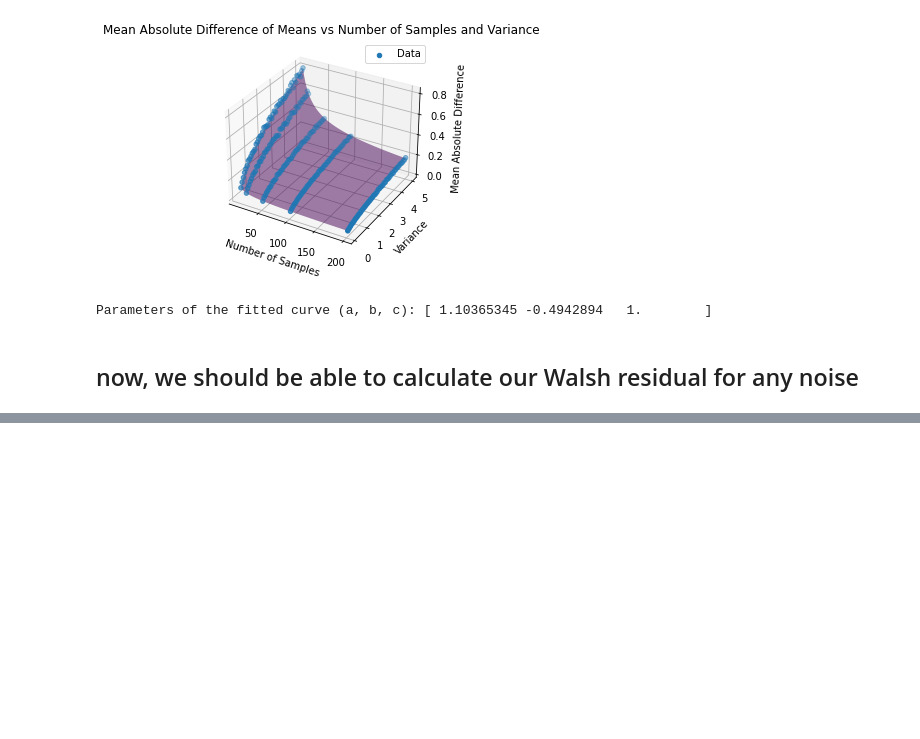
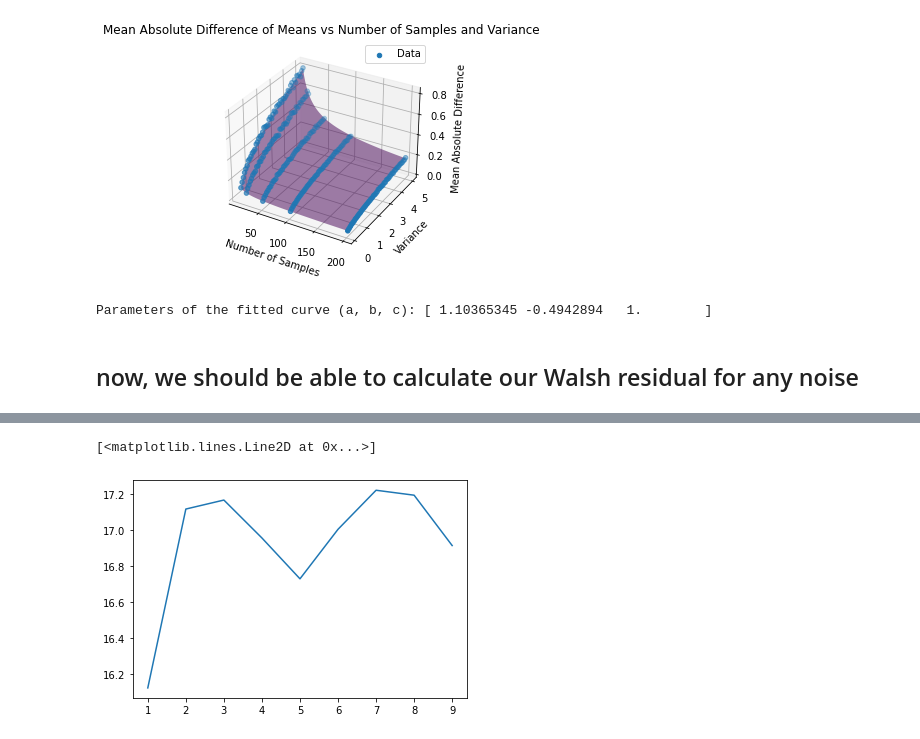
Before and after one commit to lmberkhout/walsh_sims, a Jupyter notebook: psdemo.ipynb, the cells around one changed output, grey strips where cells are left out. Cells and saved outputs as stored; diff of their text form; code cells hidden in the pictures; blank space fills up the shorter version.

Commit message:
noise stuff

```diff
--- a/psdemo.ipynb
+++ b/psdemo.ipynb
@@ -1458,16 +1458,13 @@ Parameters of the fitted curve (a, b, c): [ 1.10365345 -0.4942894   1.        ]
 # %% [markdown]
 ## now, we should be able to calculate our Walsh residual for any noise
 # %%
-import numpy as np
-import matplotlib.pyplot as plt
-
 a =  1.10365345
 b = -0.5
 
 # Set parameters
 num_trials = 100000
-num_samples = 100
-variance = 1  # Variance of the white noise
+num_samples = 1000
+variance = 15  # Variance of the white noise
 
 # Initialize array to store absolute differences of means
 abs_diff_means = np.zeros(num_trials)
@@ -1488,7 +1485,7 @@ for i in range(num_trials):
 
     #calculate the expected value
 
-expected_mean = a*np.power(num_samples,b)*np.sqrt(1)
+expected_mean = a*np.power(num_samples,b)*np.sqrt(variance)
 
 print(expected_mean)
 print(np.mean(abs_diff_means))
@@ -1497,0 +1562,40 @@ print(np.mean(abs_diff_means))
+# %%
+a =  1.10365345
+b = -0.5
+
+# Set parameters
+num_trials = 100
+num_samples = 3200
+variance = 15
+
+amp = np.linspace(0,100000,10)
+end_means = np.zeros(len(amp))
+start_means = np.zeros(len(amp))
+# Repeat the process for num_trials times
+j=0
+for amplitude in amp:
+    varsquares = []
+    meanmeans = []
+# Initialize array to store absolute differences of means
+    abs_diff_means = np.zeros(num_trials)
+    for i in range(num_trials):
+        # Draw samples from white noise distribution
+        samples1 = (amplitude*np.random.normal(1, np.sqrt(variance), num_samples))**2
+        meanmeans.append(2*np.mean(samples1))
+        varsquares.append(np.var(samples1))
+        walshed = samples1*sorted_walsh[1]
+        mean1 = np.mean(walshed[0:num_samples//2])
+        mean2 = np.mean(walshed[num_samples//2:])
+        abs_diff_means[i] = np.abs(mean1 + mean2)
+
+    #calculate the expected value
+    squaredvar = np.mean(varsquares)
+    expected_mean = a*np.power(num_samples//2,b)*np.sqrt(squaredvar)
+    start_means[j] = np.mean(meanmeans)
+    end_means[j] = np.mean(abs_diff_means)
+    j+=1
+
+plt.plot(db(start_means)- db(end_means))
+# %% [output]
+[<matplotlib.lines.Line2D at 0x...>]
+[figure, added]
```
Also changed, not shown: parts of 5 cells of this notebook.
